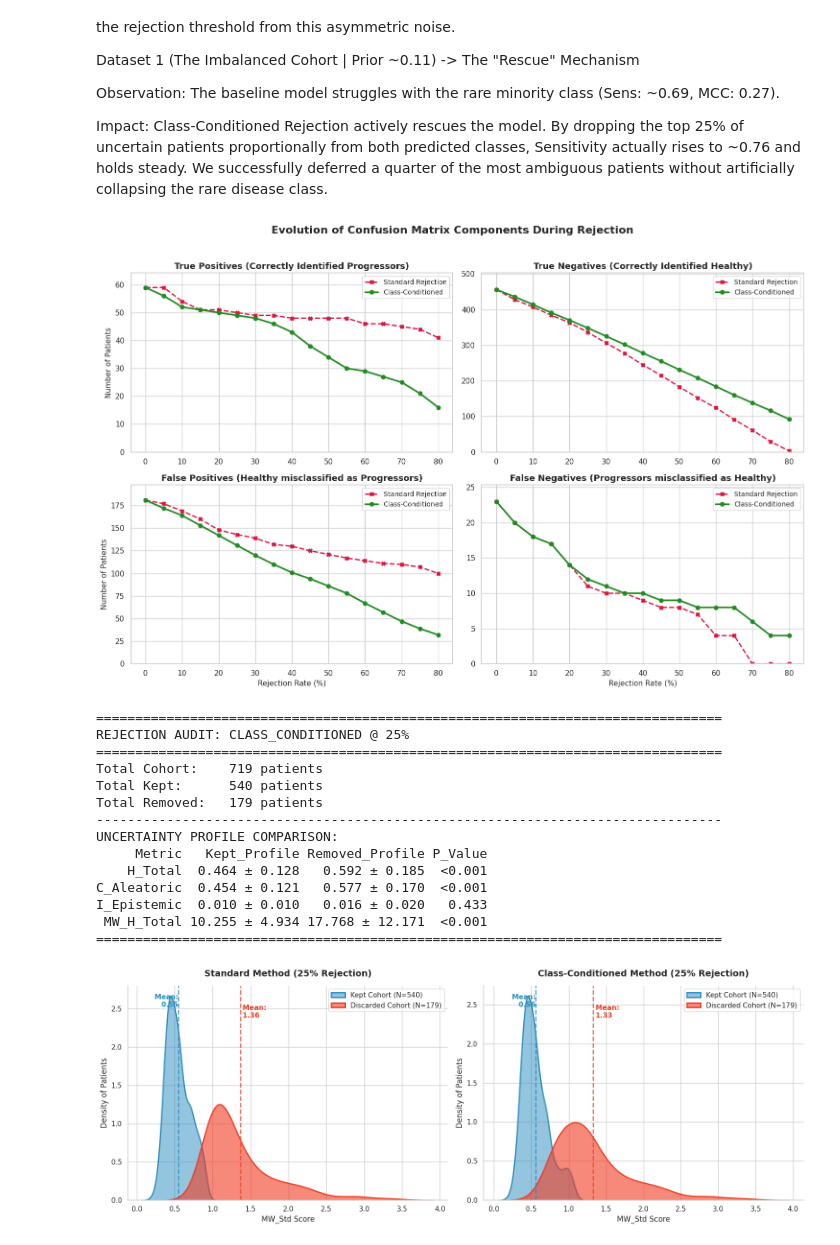
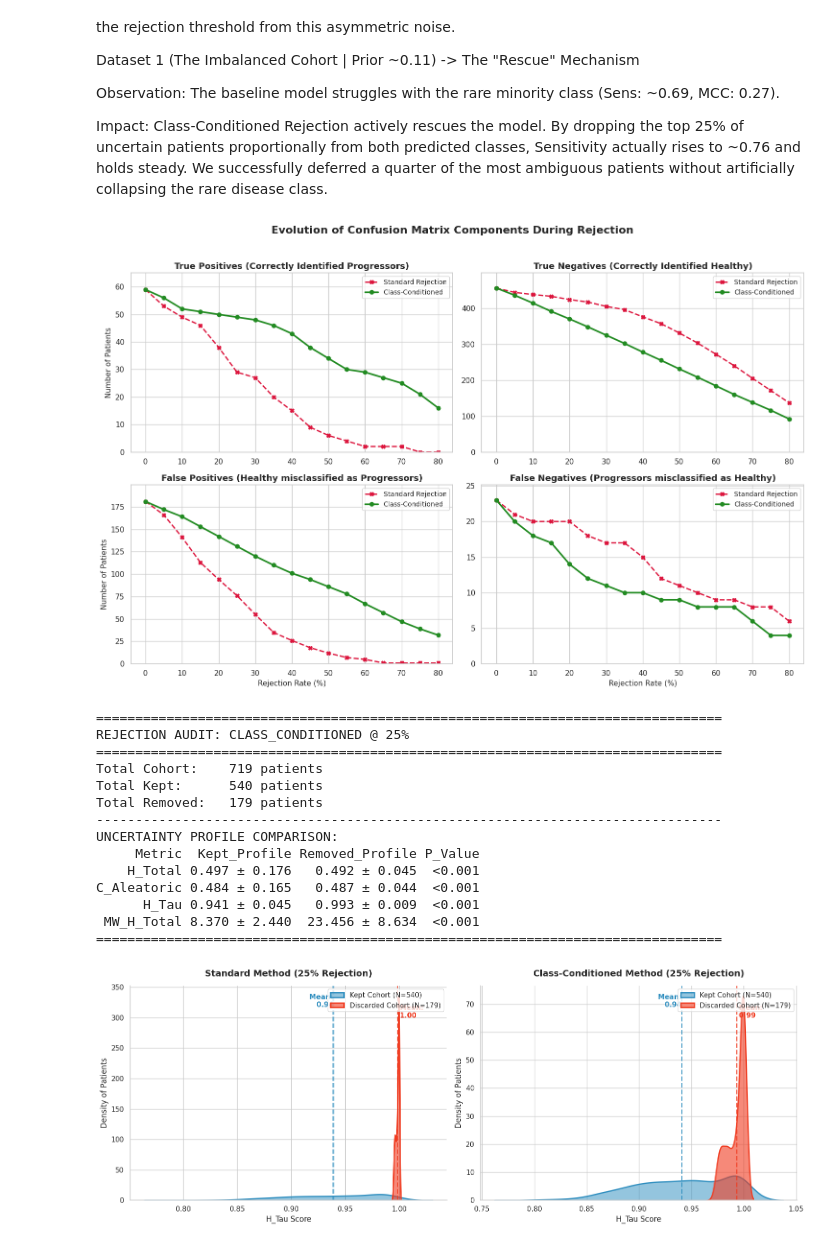
Before and after one commit to endrwalter/uncertainty_ml, a Jupyter notebook: code_rejection_analysis/main_ms.ipynb, the cells around one changed output. Cells and saved outputs as stored; diff of their text form; code cells hidden in the pictures.

Commit message:
asymmetry in uncertainty...

```diff
--- a/code_rejection_analysis/main_ms.ipynb
+++ b/code_rejection_analysis/main_ms.ipynb
@@ -56,6 +56,9 @@ patients_stats_copy['I_Epistemic'] = uncertainty_results['I_Epistemic']
 patients_stats_copy['Distance_to_Tau'] = uncertainty_results['Distance_to_Tau']
 patients_stats_copy['MW_H_Total'] = uncertainty_results['MW_H_Total']
 patients_stats_copy['MW_Std'] = uncertainty_results['MW_Std']
+patients_stats_copy['H_Tau'] = uncertainty_results['H_Tau']
+
+
 # Compute the baseline risk (mean of probs_cal across all folds) for each patient and its uncertainty value
 proportion_positive = all_patients['label'].sum() / len(all_patients)
 H_bl = -(proportion_positive * np.log2(proportion_positive + 1e-12) +
@@ -152,9 +172,9 @@ from lib.plots import plot_comprehensive_rejection_dashboard
 
 
 optimal_threshold = patients_stats_copy['label'].mean()
-dashboard_results = plot_comprehensive_rejection_dashboard(patients_stats_copy, uncertainty_col='Distance_to_Tau', threshold=optimal_threshold)
+dashboard_results = plot_comprehensive_rejection_dashboard(patients_stats_copy, uncertainty_col='H_Tau', threshold=optimal_threshold)
 # %% [output]
-[figure, old version]
+[figure, new version]
 # %%
 
 from lib.utils import extract_and_analyze_rejection
@@ -168,8 +188,8 @@ kept_df, removed_df, uncertainty_stats = extract_and_analyze_rejection(
      prior_threshold=optimal_threshold,
      rate=25,
      method='class_conditioned',
-     sort_col='H_Total',
-     uncertainty_cols=['H_Total', 'C_Aleatoric', 'I_Epistemic', 'MW_H_Total']
+     sort_col='H_Tau',
+     uncertainty_cols=['H_Total', 'C_Aleatoric', 'H_Tau', 'MW_H_Total']
 )
 # %% [output]
 ================================================================================
@@ -180,20 +200,20 @@ Total Kept:      540 patients
 Total Removed:   179 patients
 --------------------------------------------------------------------------------
 UNCERTAINTY PROFILE COMPARISON:
-     Metric   Kept_Profile Removed_Profile P_Value
-    H_Total  0.464 ± 0.128   0.592 ± 0.185  <0.001
-C_Aleatoric  0.454 ± 0.121   0.577 ± 0.170  <0.001
-I_Epistemic  0.010 ± 0.010   0.016 ± 0.020   0.433
- MW_H_Total 10.255 ± 4.934 17.768 ± 12.171  <0.001
+     Metric  Kept_Profile Removed_Profile P_Value
+    H_Total 0.497 ± 0.176   0.492 ± 0.045  <0.001
+C_Aleatoric 0.484 ± 0.165   0.487 ± 0.044  <0.001
+      H_Tau 0.941 ± 0.045   0.993 ± 0.009  <0.001
+ MW_H_Total 8.370 ± 2.440  23.456 ± 8.634  <0.001
 ================================================================================
 # %%
 
 
 from lib.plots import plot_side_by_side_distributions
 
 
 # --- Example Usage ---
 optimal_threshold = patients_stats_copy['label'].mean()
-plot_side_by_side_distributions(patients_stats_copy, uncertainty_col='MW_Std', threshold=optimal_threshold, rate=25)
+plot_side_by_side_distributions(patients_stats_copy, uncertainty_col='H_Tau', threshold=optimal_threshold, rate=25)
 # %% [output]
-[figure, old version]
+[figure, new version]
```
Also changed, not shown: parts of 4 cells of this notebook, 6 other files.
